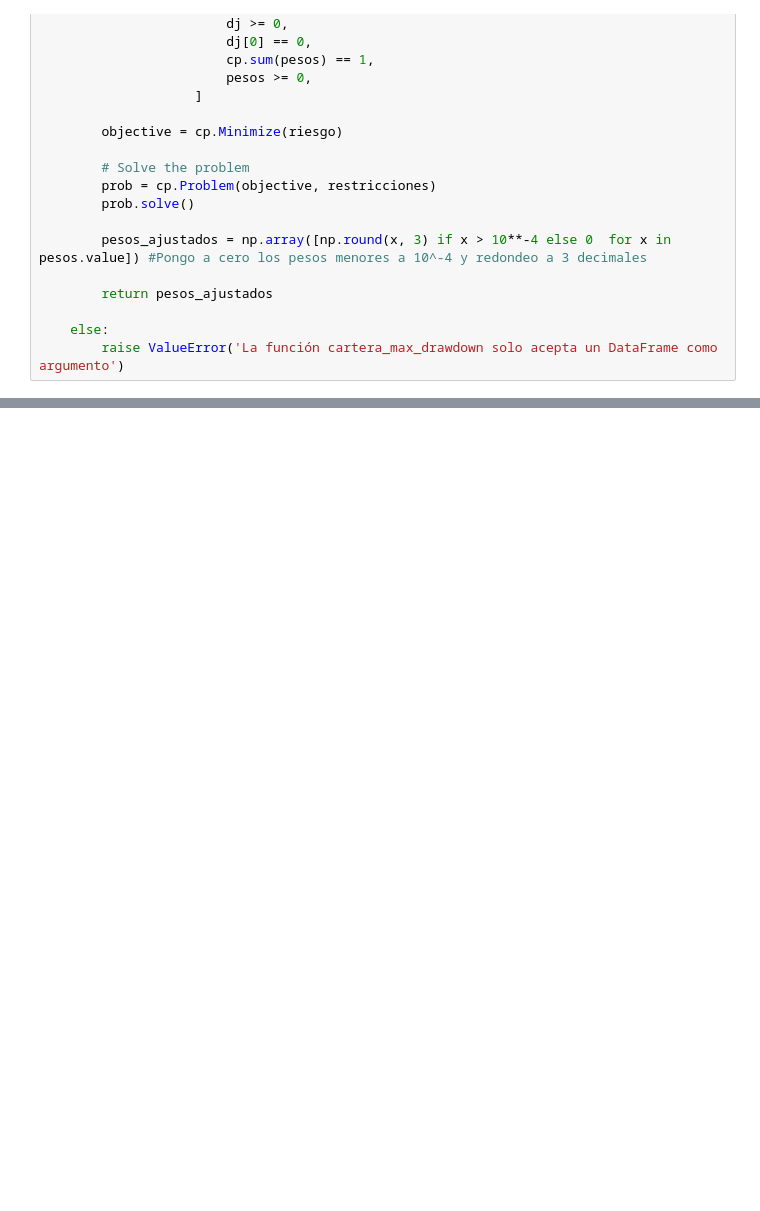
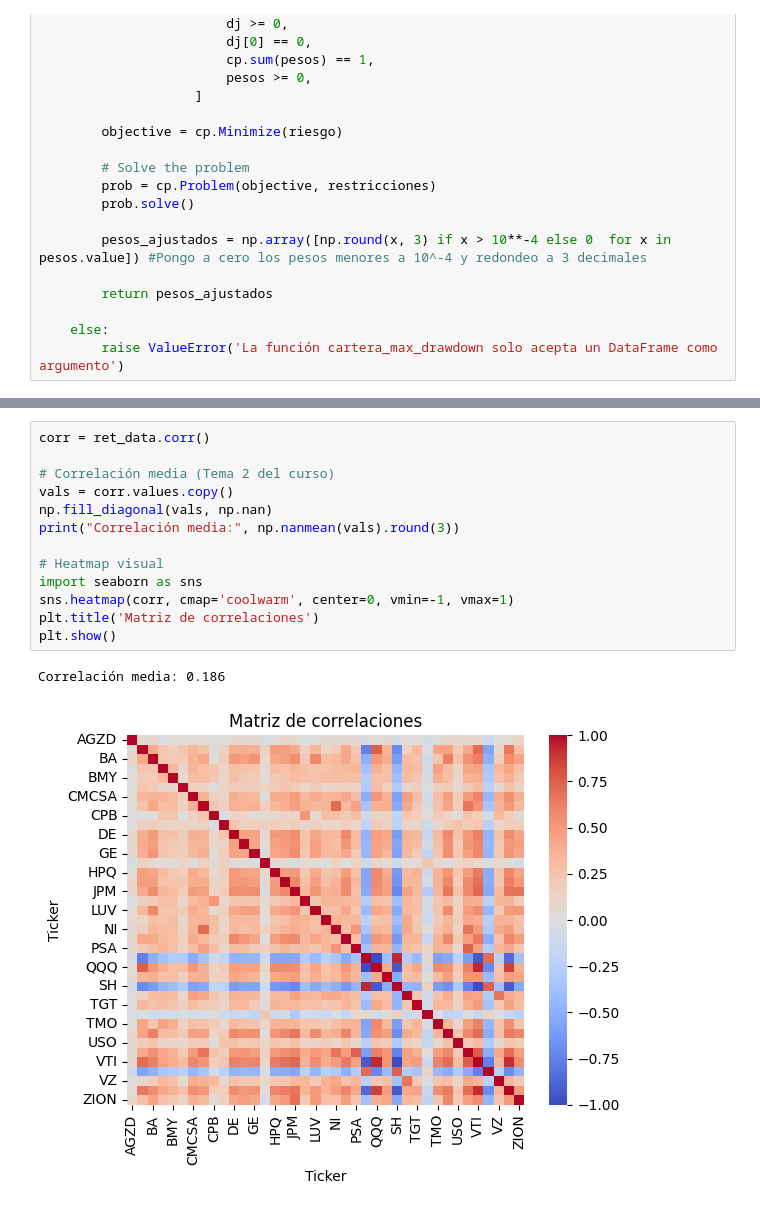
Before and after one commit to alfonso-santos/microcredencial-carteras-python, a Jupyter notebook: Examen_Prueba.ipynb, the cells around one changed output, grey strips where cells are left out. Drawn from its saved outputs; the diff is of its cells as text; blank space fills up the shorter version.

```diff
--- a/Examen_Prueba.ipynb
+++ b/Examen_Prueba.ipynb
@@ -309,0 +369,16 @@ def analizar_activos(ret,ret_rf):
+# %%
+corr = ret_data.corr()
+
+# Correlación media (Tema 2 del curso)
+vals = corr.values.copy()
+np.fill_diagonal(vals, np.nan)
+print("Correlación media:", np.nanmean(vals).round(3))
+
+# Heatmap visual
+import seaborn as sns
+sns.heatmap(corr, cmap='coolwarm', center=0, vmin=-1, vmax=1)
+plt.title('Matriz de correlaciones')
+plt.show()
+# %% [output]
+Correlación media: 0.186
+[figure, added]
```
Also changed, not shown: parts of 19 cells of this notebook.
